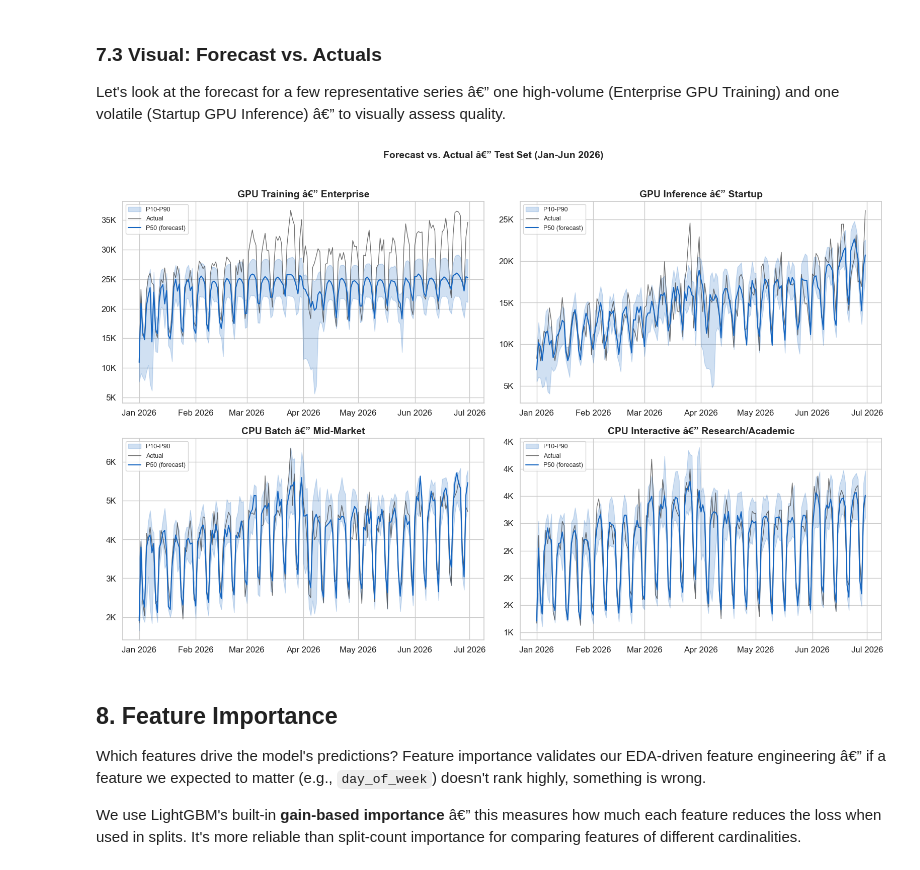
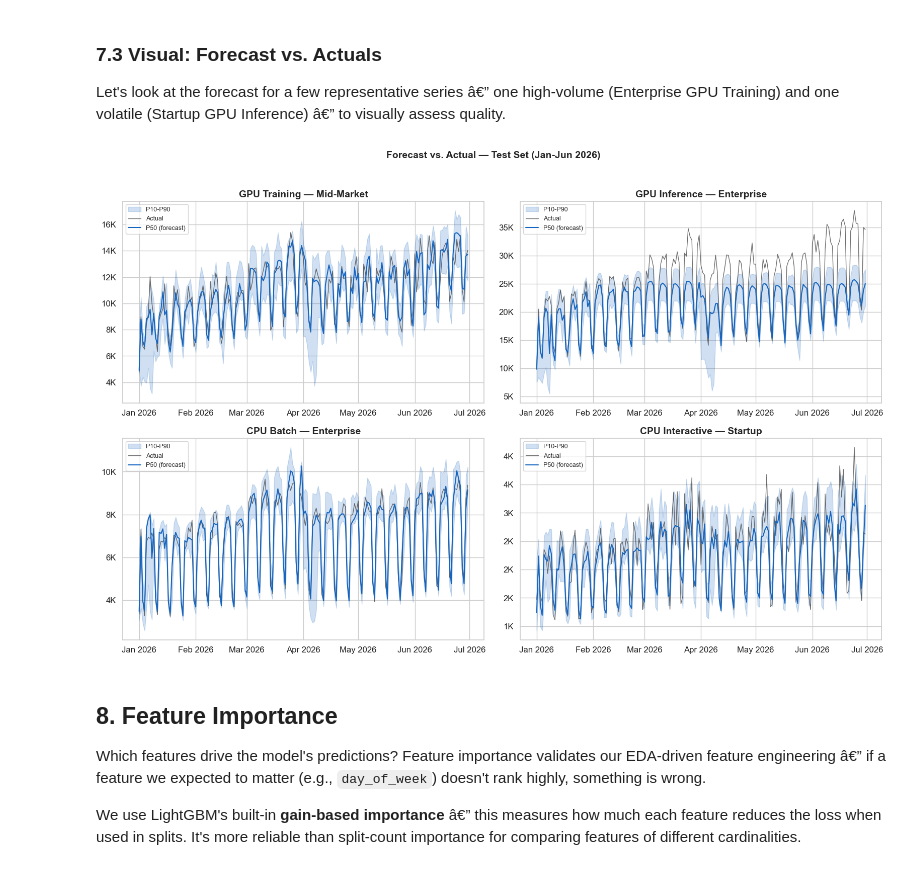
Before and after one commit to smurphy6492/compute-forecasting, a Jupyter notebook: notebooks/02_forecasting.ipynb, the cells around one changed output. Saved outputs shown, nothing was run; the diff lists cells and outputs as text; code cells hidden in the pictures.

```diff
--- a/notebooks/02_forecasting.ipynb
+++ b/notebooks/02_forecasting.ipynb
@@ -840,40 +840,41 @@ def plot_forecast_vs_actual(df_subset, preds_p10, preds_p50, preds_p90, title, a
     actual = df_subset["compute_hours"].values
 
     ax.fill_between(dates, preds_p10, preds_p90, alpha=0.2, color="#1565C0", label="P10-P90")
     ax.plot(dates, actual, color="#333333", linewidth=1, alpha=0.7, label="Actual")
     ax.plot(dates, preds_p50, color="#1565C0", linewidth=1.5, label="P50 (forecast)")
     ax.set_title(title, fontweight="bold")
     ax.legend(fontsize=9)
     ax.yaxis.set_major_formatter(mticker.FuncFormatter(lambda x, _: f"{x/1_000:,.0f}K"))
     ax.xaxis.set_major_formatter(mdates.DateFormatter("%b %Y"))
 
 
 fig, axes = plt.subplots(2, 2, figsize=(16, 10))
 
+# Show a mix of series that represent different accuracy levels
 series_to_plot = [
-    ("GPU Training", "Enterprise"),
-    ("GPU Inference", "Startup"),
-    ("CPU Batch", "Mid-Market"),
-    ("CPU Interactive", "Research/Academic"),
+    ("GPU Training", "Mid-Market"),
+    ("GPU Inference", "Enterprise"),
+    ("CPU Batch", "Enterprise"),
+    ("CPU Interactive", "Startup"),
 ]
 
 for ax, (ctype, seg) in zip(axes.flat, series_to_plot):
     mask = (test["compute_type"] == ctype) & (test["customer_segment"] == seg)
     idx = mask.values
     plot_forecast_vs_actual(
         test[mask],
         test_preds["P10"][idx],
         test_preds["P50"][idx],
         test_preds["P90"][idx],
-        f"{ctype} â€” {seg}",
+        f"{ctype} — {seg}",
         ax,
     )
 
-fig.suptitle("Forecast vs. Actual â€” Test Set (Jan-Jun 2026)", fontsize=14, fontweight="bold", y=1.02)
+fig.suptitle("Forecast vs. Actual — Test Set (Jan-Jun 2026)", fontsize=14, fontweight="bold", y=1.02)
 plt.tight_layout()
 plt.show()
 # %% [output]
-[figure, old version]
+[figure, new version]
 # %% [markdown]
 ## 8. Feature Importance
 
```
Also changed, not shown: 2 other files.
